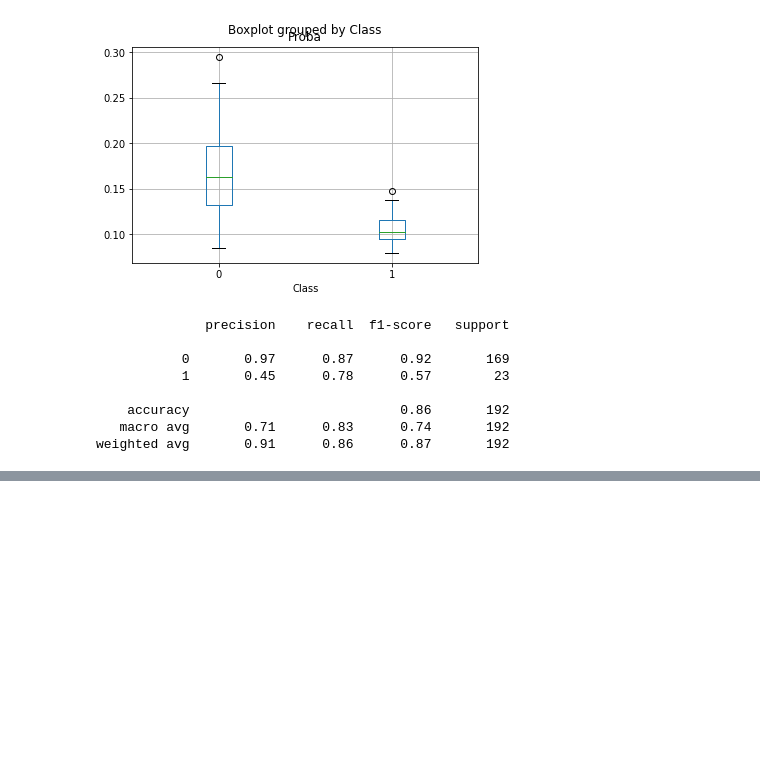
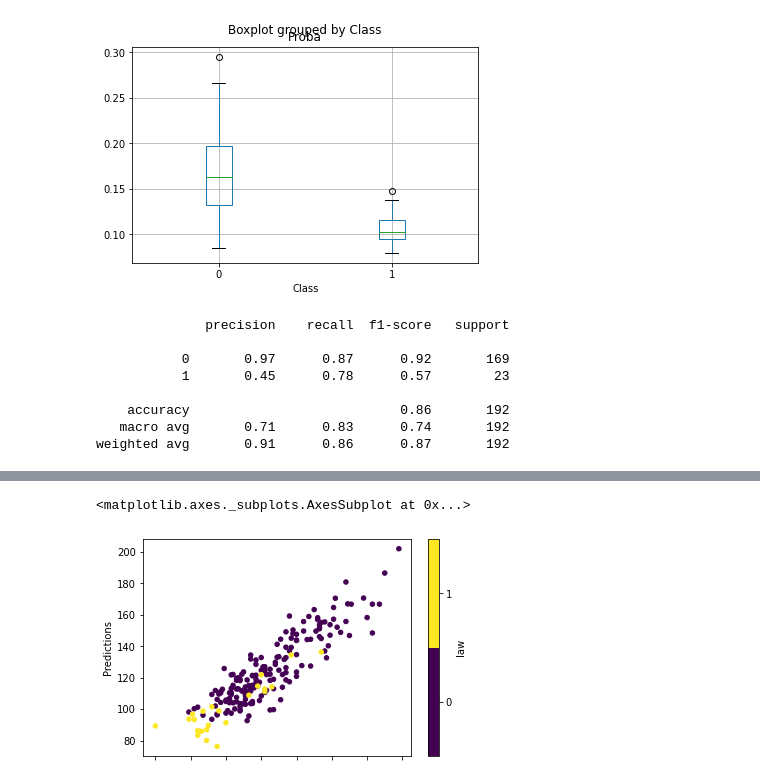
Before and after one commit to nikolacao/CMU-PGSS-2022, a Jupyter notebook: Week01/ExploreSeatbeltStudyData.ipynb, the cells around one changed output, grey strips where cells are left out. Drawn from its saved outputs; the diff is of its cells as text; code cells hidden in the pictures; blank space fills up the shorter version.

```diff
--- a/Week01/ExploreSeatbeltStudyData.ipynb
+++ b/Week01/ExploreSeatbeltStudyData.ipynb
@@ -159,0 +227,6 @@ weighted avg       0.91      0.86      0.87       192
+# %%
+myresults = pd.DataFrame({'Predictions':myModelRegression.predict(X), 'DriversKilled':y, 'law': df['law']})
+myresults.plot.scatter(x = 'DriversKilled', y = 'Predictions', c = 'law', colormap = 'viridis')
+# %% [output]
+<matplotlib.axes._subplots.AxesSubplot at 0x...>
+[figure, added]
```
Also changed, not shown: parts of 8 cells of this notebook.
